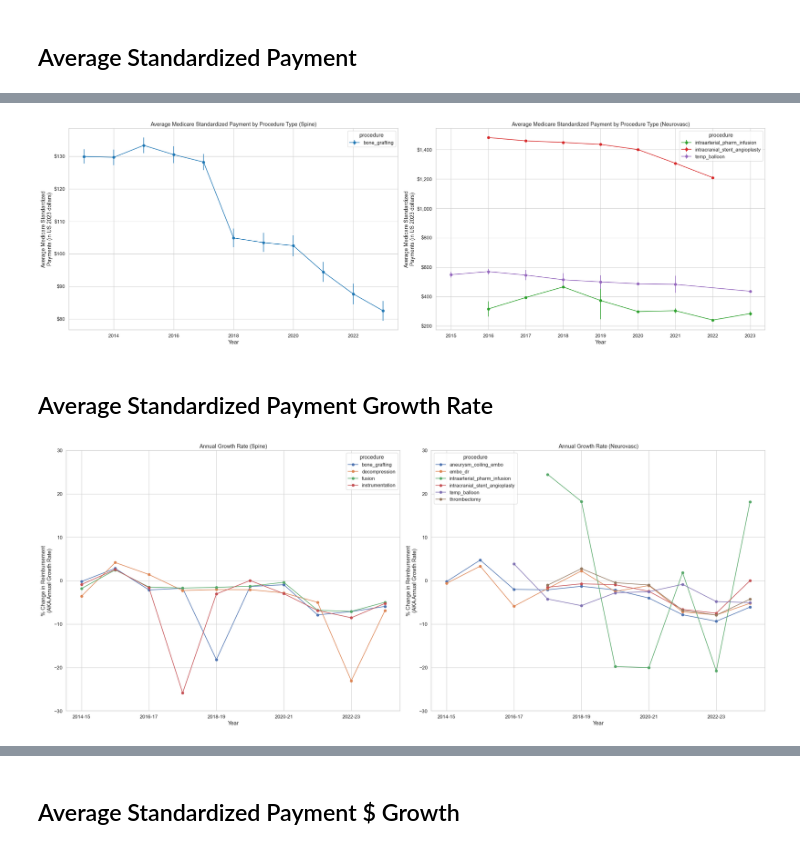
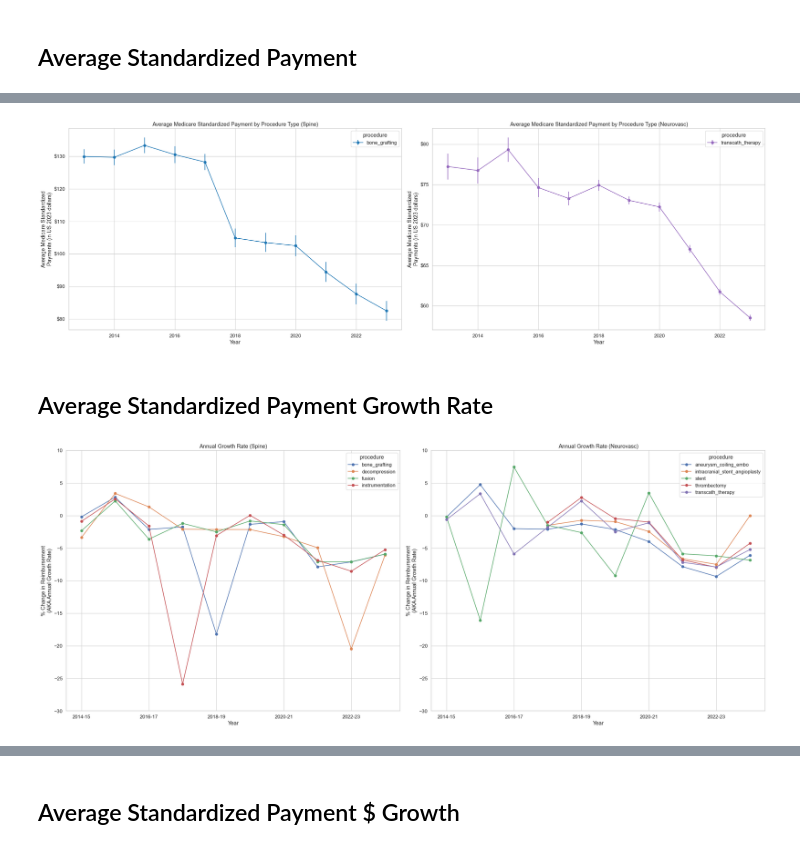
Before and after one commit to shu98/neurovasc_spine, a Jupyter notebook: analysis_final.ipynb, the cells around one changed output, grey strips where cells are left out. Saved outputs shown, nothing was run; the diff lists cells and outputs as text; code cells hidden in the pictures.

```diff
--- a/analysis_final.ipynb
+++ b/analysis_final.ipynb
@@ -180,7 +239,7 @@ plt.tight_layout()
 fig, axs = plt.subplots(1, 2, figsize=(25, 8))
 plot_inset = [
     ['fusion_cervical', 'bone_grafting', 'decompression_cervical', 'decompression_thoracic', 'fusion_thoracic', 'fusion_multiple_regions'],
-    ["intracranial_stent_angioplasty", "intraarterial_pharm_infusion", "temp_balloon"]
+    ["intracranial_stent_angioplasty", "stent", "intraarterial_pharm_infusion", "temp_balloon"]
 ]
 
 for i, specialty in enumerate([util_2023_2013_adj_spine, util_2023_2013_adj_neurovasc]):
@@ -313,7 +392,7 @@ plt.tight_layout()
 fig, axs = plt.subplots(1, 2, figsize=(25, 8))
 plot_inset = [
     ['fusion_cervical', 'bone_grafting', 'decompression_cervical', 'decompression_thoracic', 'fusion_thoracic', 'fusion_multiple_regions'],
-    ["intracranial_stent_angioplasty", "intraarterial_pharm_infusion", "temp_balloon"]
+    ["transcath_therapy", "intraarterial_pharm_infusion", "temp_balloon"]
 ]
 
 for i, specialty in enumerate([util_2023_2013_adj_spine, util_2023_2013_adj_neurovasc]):
@@ -343,7 +422,7 @@ for i, specialty in enumerate([util_2023_2013_adj_spine, util_2023_2013_adj_neur
 
 plt.tight_layout()
 # %% [output]
-[figure, old version]
+[figure, new version]
 # %% [markdown]
 ## Average Standardized Payment Growth Rate
 # %%
@@ -362,36 +441,35 @@ for i, specialty in enumerate([util_2023_2013_adj_spine, util_2023_2013_adj_neur
         x = df_sorted['year'].tolist()
         y = df_sorted['Avg_Price_per_service_adj'].tolist()
 
         pairs = {x[i]: item for i, item in enumerate(y)}
 
         x_new = list(range(2013, 2024))
 
         y_new = [pairs[year] if year in pairs else np.nan for year in x_new]
         delta = pd.Series(y_new).interpolate().pct_change().to_numpy() * 100
-
         axs[i].plot(range(len(delta)), delta, label=label, marker='o', markersize=6, linestyle='-')
 
         # Use this to compute AAGR per procedure later
         aagr[specialty_name[i]].append([label, np.nanmean(delta)])
 
         # Compute a version of AAGR without interpolation
         delta_no_interp = pd.Series(y_new).pct_change().to_numpy() * 100
         aagr_no_interp[specialty_name[i]].append([label, np.nanmean(delta_no_interp)])
 
         # Use this to plot average growth rate across procedures later
         all_deltas[specialty_name[i]].append(delta)
 
     axs[i].legend(title=groupby_key)
     axs[i].set_xlabel("Year")
     axs[i].set_xticks([1, 3, 5, 7, 9])
     axs[i].set_xticklabels(['2014-15', '2016-17', '2018-19', '2020-21', '2022-23']),
     axs[i].set_ylabel("% Change in Reimbursement\n(AKA Annual Growth Rate)")
-    axs[i].set_ylim([-30, 30])
+    axs[i].set_ylim([-30, 10])
     axs[i].set_title(f"Annual Growth Rate ({specialty_name[i]})")
 
 plt.tight_layout()
 # %% [output]
-[figure, old version]
+[figure, new version]
 # %%
 pd.DataFrame(aagr['Spine'] + aagr['Neurovasc'], columns=['procedure', 'AAGR (%)']).sort_values(by=['AAGR (%)'])
 # %% [output]
```
Also changed, not shown: parts of 37 cells of this notebook, 2 other files.
